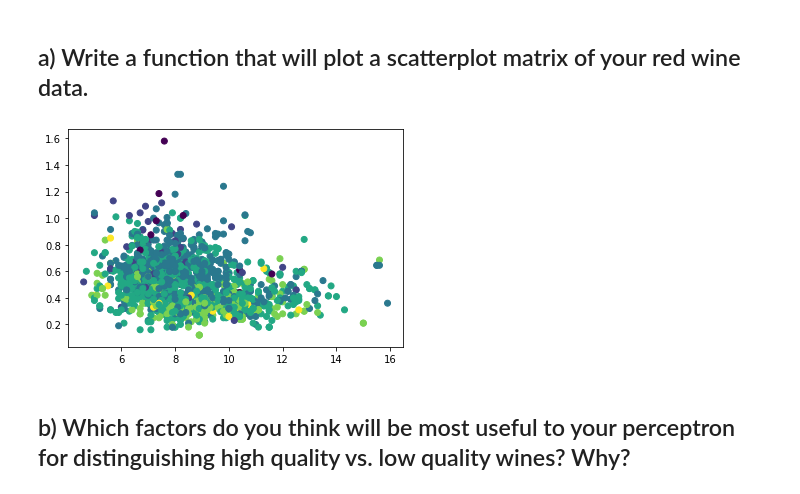
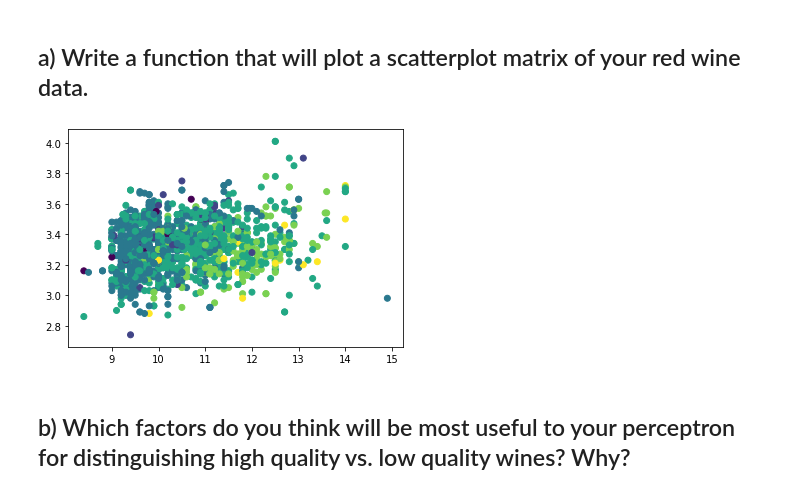
Before and after one commit to mfriaspina/ft_sommelier, a Jupyter notebook: sommelier.ipynb, the cells around one changed output. Saved outputs shown, nothing was run; the diff lists cells and outputs as text; code cells hidden in the pictures.

```diff
--- a/sommelier.ipynb
+++ b/sommelier.ipynb
@@ -44,12 +45,12 @@ def plot_scatter_matrix(wine_data, good_threshold, bad_threshold, save_plot=Fals
     else:
         plt.show()
 # %%
-x = red['fixed acidity']
-y = red['volatile acidity']
+x = red['alcohol']
+y = red['pH']
 plt.scatter(x, y, c = red['quality'])
 plt.show()
 # %% [output]
-[figure, old version]
+[figure, new version]
 # %%
 #plot_scatter_matrix(red, 8, 3)
 # %% [markdown]
```
Also changed, not shown: parts of 9 cells of this notebook, 1 other file.
